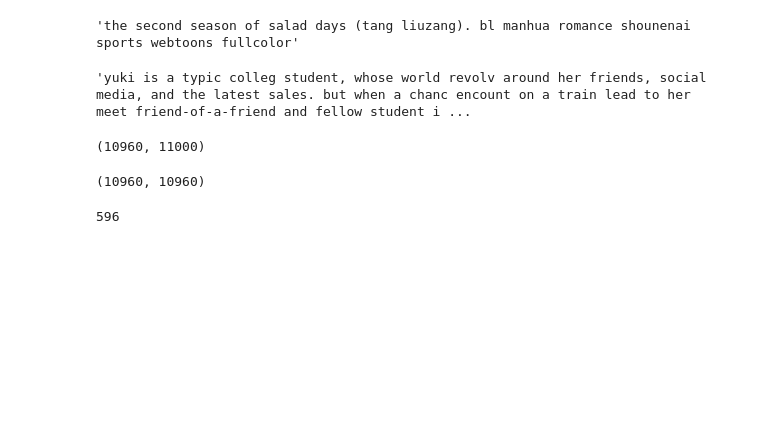
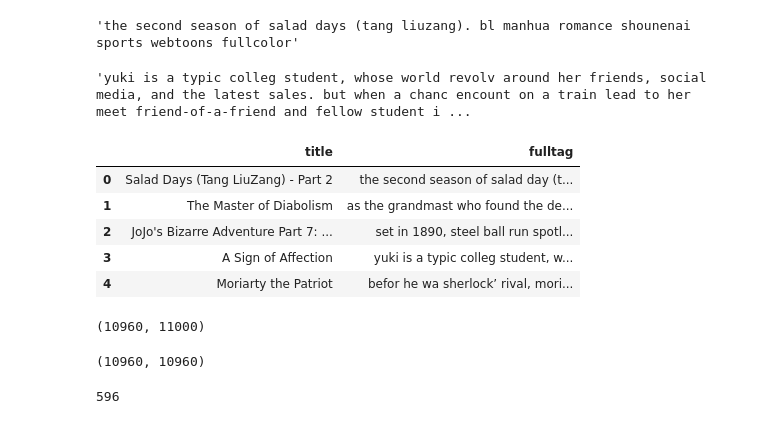
Before and after one commit to Zakir09/Manga_Recommender_System, a Jupyter notebook: recommender_system.ipynb, the cells around one changed output. Cells and saved outputs as stored; diff of their text form; code cells hidden in the pictures; blank space fills up the shorter version.

```diff
--- a/recommender_system.ipynb
+++ b/recommender_system.ipynb
@@ -154,3 +176,12 @@ manga.iloc[3]['fulltag']
+# %%
+manga.head()
+# %% [output]
+|  | title | fulltag |
+| 0 | Salad Days (Tang LiuZang) - Part 2 | the second season of salad day (t... |
+| 1 | The Master of Diabolism | as the grandmast who found the de... |
+| 2 | JoJo's Bizarre Adventure Part 7: ... | set in 1890, steel ball run spotl... |
+| 3 | A Sign of Affection | yuki is a typic colleg student, w... |
+| 4 | Moriarty the Patriot | befor he wa sherlock’ rival, mori... |
 # %%
 from sklearn.feature_extraction.text import CountVectorizer
 cv = CountVectorizer(max_features=11000, stop_words='english')
```
Also changed, not shown: parts of 10 cells of this notebook, 1 other file.
